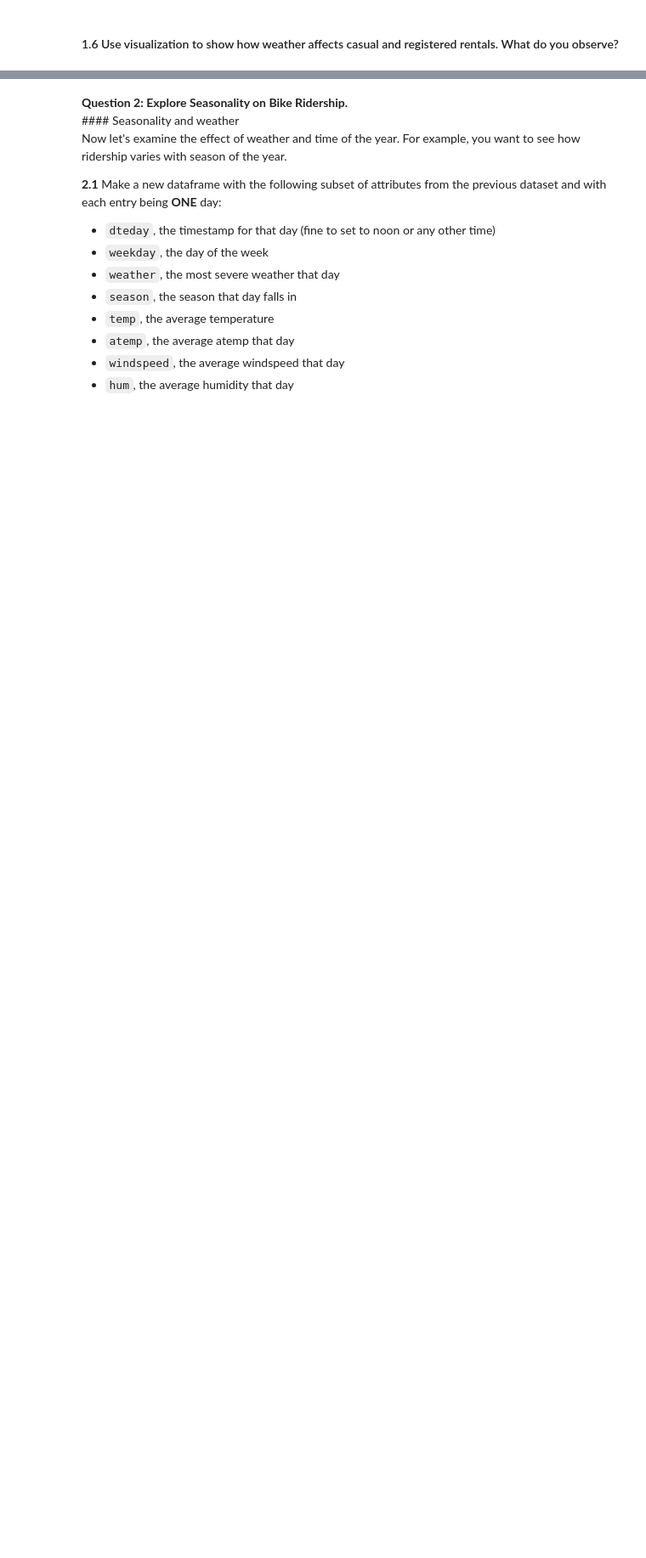
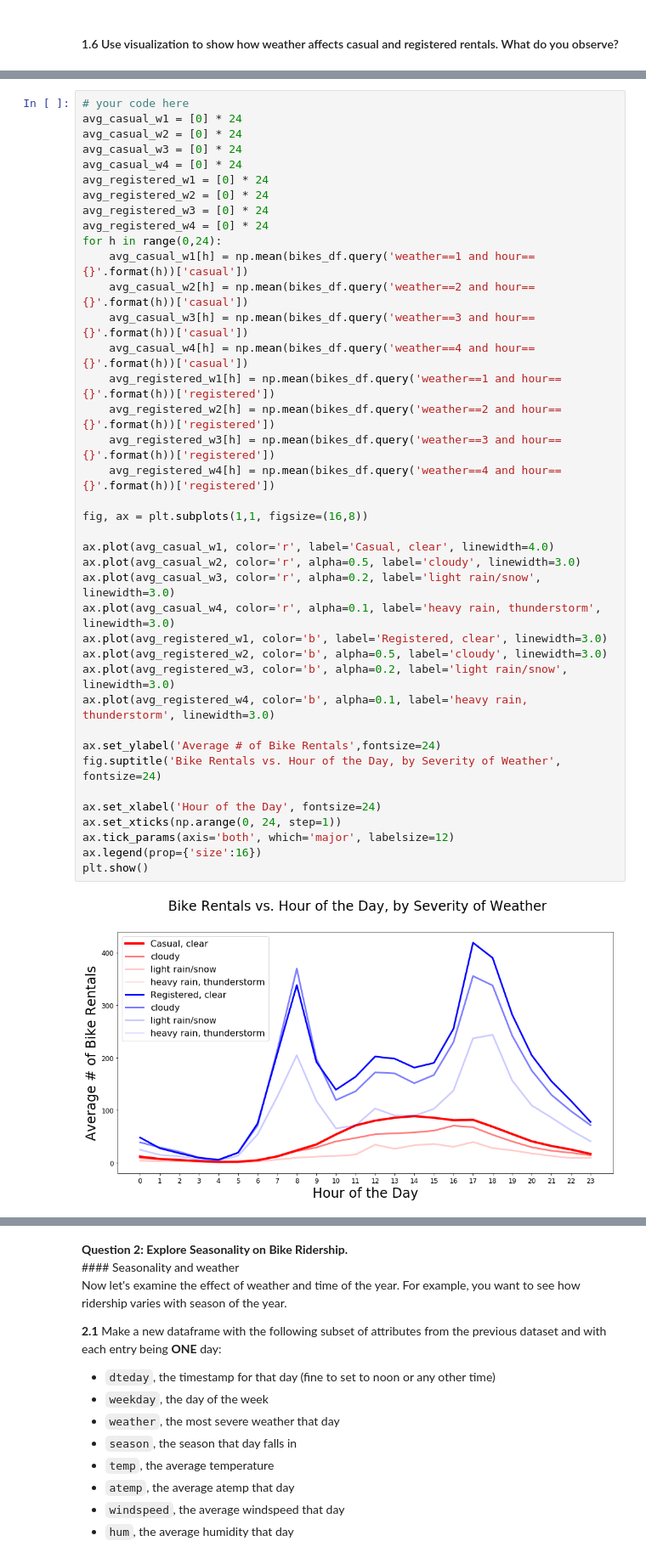
Before and after one commit to ejohnsson/CS109A, a Jupyter notebook: HW3_Erik.ipynb, the cells around one changed output, grey strips where cells are left out. Shown at 85% size. Saved outputs shown, nothing was run; the diff lists cells and outputs as text; blank space fills up the shorter version.

```diff
--- a/HW3_Erik.ipynb
+++ b/HW3_Erik.ipynb
@@ -240,0 +250,41 @@ Your answer here
+# %%
+# your code here
+avg_casual_w1 = [0] * 24
+avg_casual_w2 = [0] * 24
+avg_casual_w3 = [0] * 24
+avg_casual_w4 = [0] * 24
+avg_registered_w1 = [0] * 24
+avg_registered_w2 = [0] * 24
+avg_registered_w3 = [0] * 24
+avg_registered_w4 = [0] * 24
+for h in range(0,24):
+    avg_casual_w1[h] = np.mean(bikes_df.query('weather==1 and hour=={}'.format(h))['casual'])
+    avg_casual_w2[h] = np.mean(bikes_df.query('weather==2 and hour=={}'.format(h))['casual'])
+    avg_casual_w3[h] = np.mean(bikes_df.query('weather==3 and hour=={}'.format(h))['casual'])
+    avg_casual_w4[h] = np.mean(bikes_df.query('weather==4 and hour=={}'.format(h))['casual'])
+    avg_registered_w1[h] = np.mean(bikes_df.query('weather==1 and hour=={}'.format(h))['registered'])
+    avg_registered_w2[h] = np.mean(bikes_df.query('weather==2 and hour=={}'.format(h))['registered'])
+    avg_registered_w3[h] = np.mean(bikes_df.query('weather==3 and hour=={}'.format(h))['registered'])
+    avg_registered_w4[h] = np.mean(bikes_df.query('weather==4 and hour=={}'.format(h))['registered'])
+
+fig, ax = plt.subplots(1,1, figsize=(16,8))
+
+ax.plot(avg_casual_w1, color='r', label='Casual, clear', linewidth=4.0)
+ax.plot(avg_casual_w2, color='r', alpha=0.5, label='cloudy', linewidth=3.0)
+ax.plot(avg_casual_w3, color='r', alpha=0.2, label='light rain/snow', linewidth=3.0)
+ax.plot(avg_casual_w4, color='r', alpha=0.1, label='heavy rain, thunderstorm', linewidth=3.0)
+ax.plot(avg_registered_w1, color='b', label='Registered, clear', linewidth=3.0)
+ax.plot(avg_registered_w2, color='b', alpha=0.5, label='cloudy', linewidth=3.0)
+ax.plot(avg_registered_w3, color='b', alpha=0.2, label='light rain/snow', linewidth=3.0)
+ax.plot(avg_registered_w4, color='b', alpha=0.1, label='heavy rain, thunderstorm', linewidth=3.0)
+
+ax.set_ylabel('Average # of Bike Rentals',fontsize=24)
+fig.suptitle('Bike Rentals vs. Hour of the Day, by Severity of Weather', fontsize=24)
+
+ax.set_xlabel('Hour of the Day', fontsize=24)
+ax.set_xticks(np.arange(0, 24, step=1))
+ax.tick_params(axis='both', which='major', labelsize=12)
+ax.legend(prop={'size':16})
+plt.show()
+# %% [output]
+[figure, added]
```
Also changed, not shown: parts of 30 cells of this notebook.
